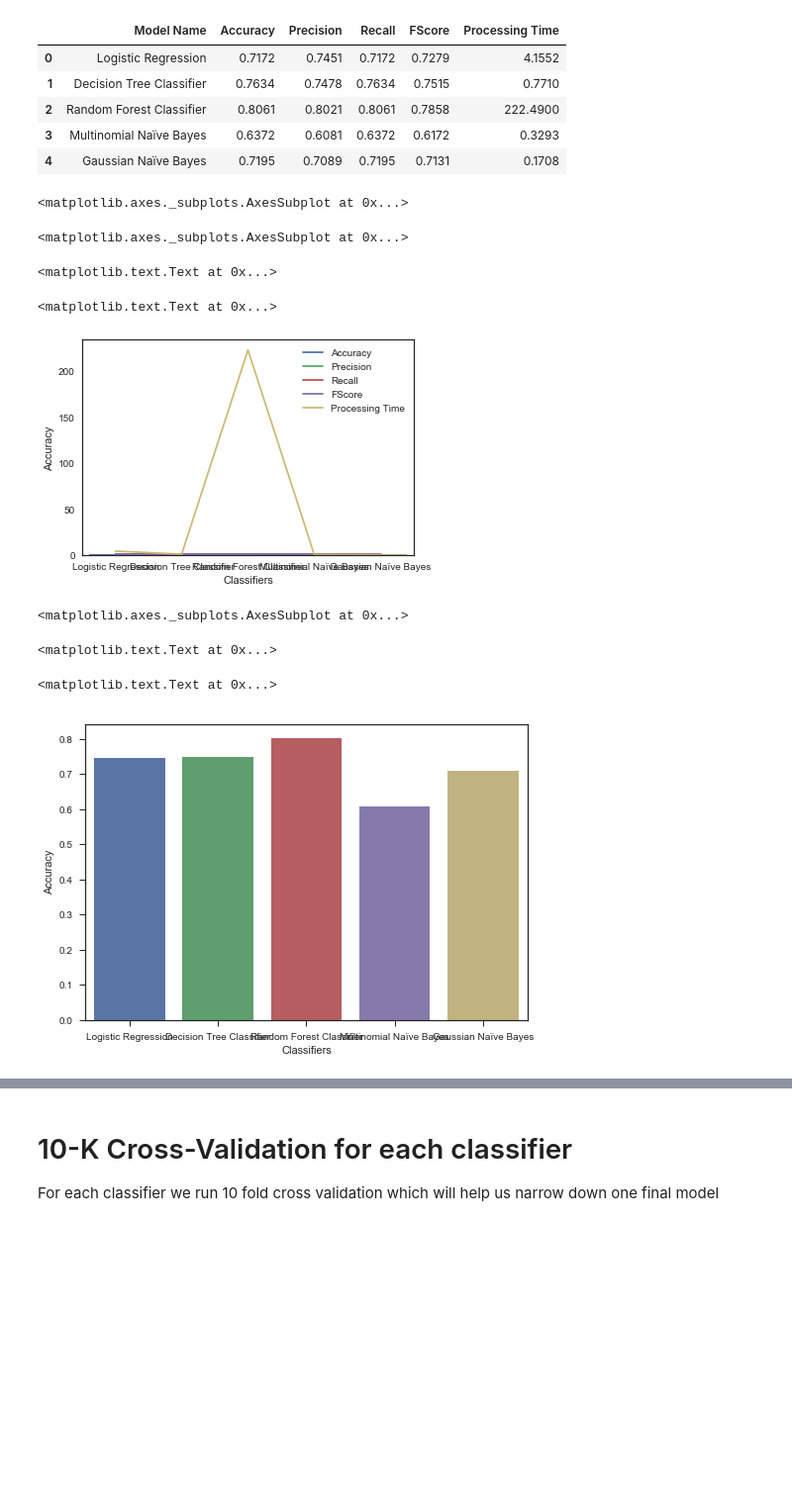
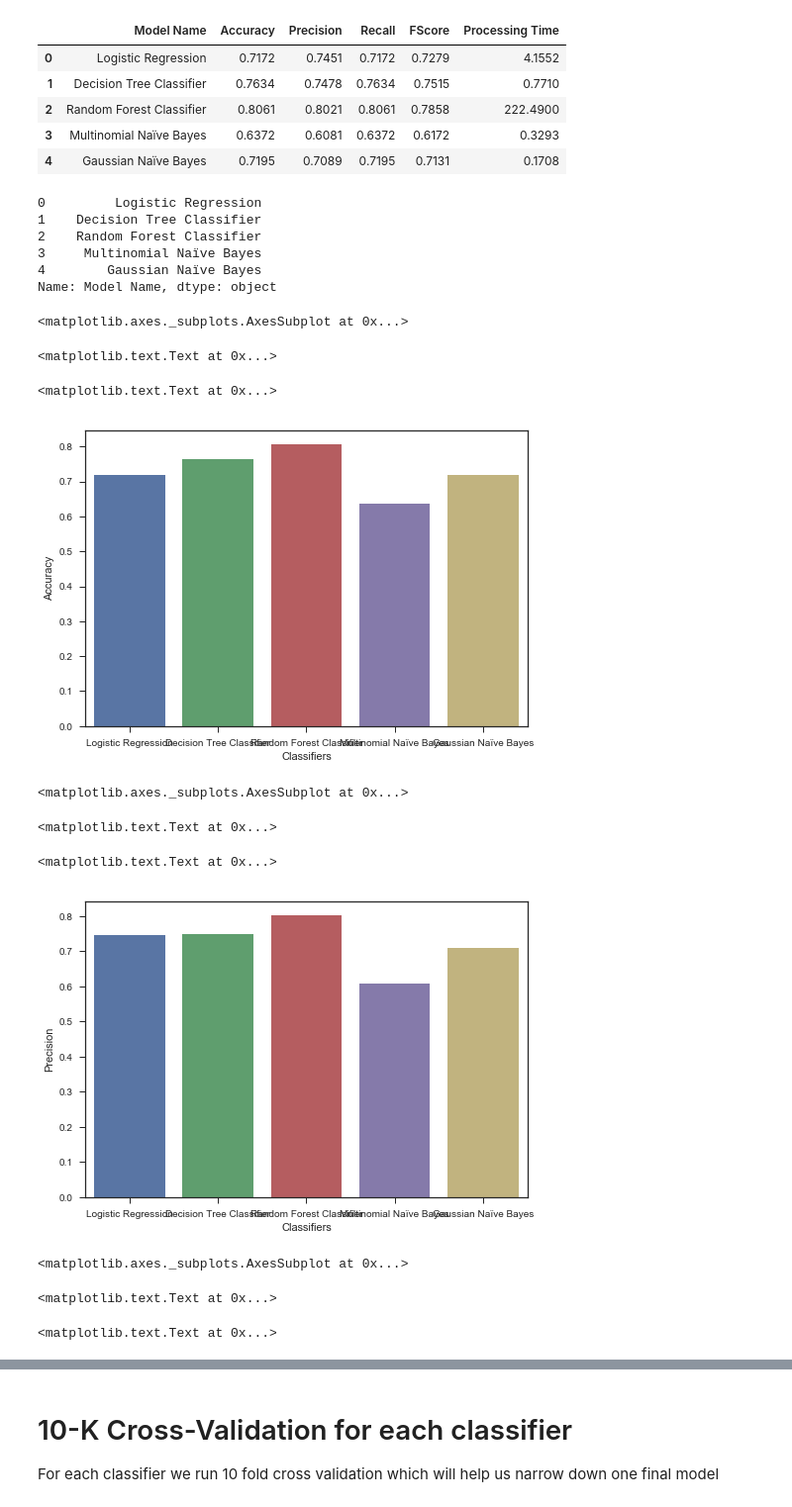
Before and after one commit to bici-sancta/mashable, a Jupyter notebook: data_channel_classification/Lab_02_task_02_2017.10.28.13.31.ipynb, the cells around one changed output, grey strips where cells are left out. Shown at 99% size. Saved outputs shown, nothing was run; the diff lists cells and outputs as text; code cells hidden in the pictures; blank space fills up the shorter version.

```diff
--- a/data_channel_classification/Lab_02_task_02_2017.10.28.13.31.ipynb
+++ b/data_channel_classification/Lab_02_task_02_2017.10.28.13.31.ipynb
@@ -860,6 +955,12 @@ grid_search = grid_search.fit(master_X_train, master_y_train)
 
 best_accuracy = grid_search.best_score_
 best_parameters = grid_search.best_params_
+
+best_criterion = best_parameters['criterion']
+best_max_depth = best_parameters['max_depth']
+best_min_samples_split = best_parameters['min_samples_split']
+best_min_samples_leaf = best_parameters['min_samples_leaf']
+best_max_features = best_parameters['max_features']
 # %% [markdown]
 #### _Best parameters for Decision Tree_
 # %%
@@ -884,9 +985,11 @@ tic = time.clock()
 # train and fit
 
 DTclassifier = DecisionTreeClassifier(
-    criterion = 'gini',
-    min_samples_leaf = 10,
-    min_samples_split = 100)
+    criterion = best_criterion,
+    max_depth = best_max_depth,
+    min_samples_split = best_min_samples_split,
+    min_samples_leaf = best_min_samples_leaf,
+    max_features = best_max_features)
 
 DTclassifier.fit(X_train, y_train)
 y_predDT = DTclassifier.predict(X_test)
@@ -1279,30 +1395,49 @@ comparison_tbl
 | 2 | Random Forest Classifier | 0.8061 | 0.8021 | 0.8061 | 0.7858 | 222.4900 |
 | 3 | Multinomial Naïve Bayes | 0.6372 | 0.6081 | 0.6372 | 0.6172 | 0.3293 |
 | 4 | Gaussian Naïve Bayes | 0.7195 | 0.7089 | 0.7195 | 0.7131 | 0.1708 |
+# %%
+comparison_tbl['Model Name']
+# %% [output]
+0         Logistic Regression
+1    Decision Tree Classifier
+2    Random Forest Classifier
+3     Multinomial Naïve Bayes
+4        Gaussian Naïve Bayes
+Name: Model Name, dtype: object
 # %%
 from pylab import rcParams
 %matplotlib inline
 
-comparison_tbl.plot()
+#comparison_tbl.plot()
 
 rcParams['figure.figsize'] = 8, 5
-sns.set(style="ticks")
-sns.barplot(data=comparison_tbl,y='Accuracy',x='Model Name')
+sns.set(style = "ticks")
+
+sns.barplot(data = comparison_tbl, y = 'Accuracy', x = 'Model Name')
+
 plt.xlabel('Classifiers')
 plt.ylabel('Accuracy')
 plt.show()
 
-sns.barplot(data=comparison_tbl,y='Precision',x='Model Name')
+sns.barplot(data = comparison_tbl, y = 'Precision', x = 'Model Name')
+
 plt.xlabel('Classifiers')
-plt.ylabel('Accuracy')
+plt.ylabel('Precision')
 plt.show()
+
+sns.barplot(data = comparison_tbl, y = 'Processing Time', x = 'Model Name')
+plt.xlabel('Classifiers')
+plt.ylabel('Processing Time')
+plt.show()
 # %% [output]
 <matplotlib.axes._subplots.AxesSubplot at 0x...>
-<matplotlib.axes._subplots.AxesSubplot at 0x...>
+<matplotlib.text.Text at 0x...>
 <matplotlib.text.Text at 0x...>
+[figure, new version]
-<matplotlib.text.Text at 0x...>
+<matplotlib.axes._subplots.AxesSubplot at 0x...>
-[figure, old version]
-<matplotlib.axes._subplots.AxesSubplot at 0x...>
+<matplotlib.text.Text at 0x...>
 <matplotlib.text.Text at 0x...>
+[figure]
-<matplotlib.text.Text at 0x...>
+<matplotlib.axes._subplots.AxesSubplot at 0x...>
-[figure]
+<matplotlib.text.Text at 0x...>
+<matplotlib.text.Text at 0x...>
```
Also changed, not shown: parts of 13 cells of this notebook, 2 other files.
